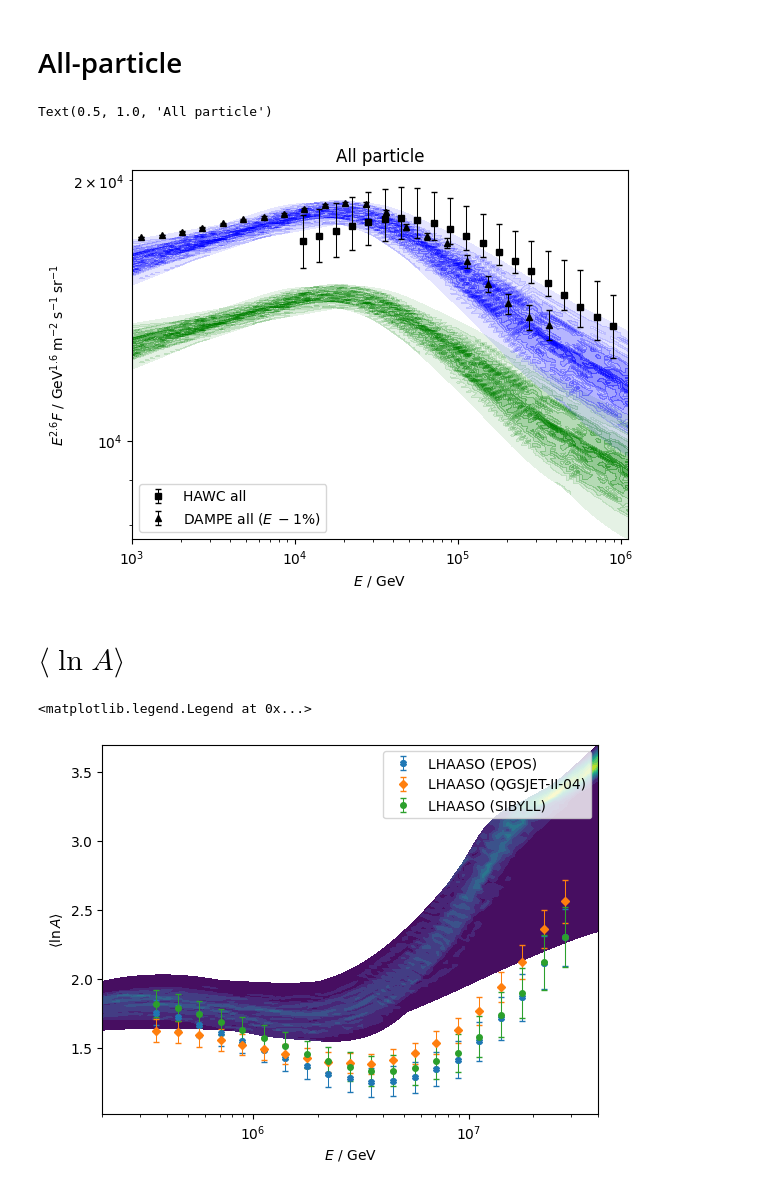
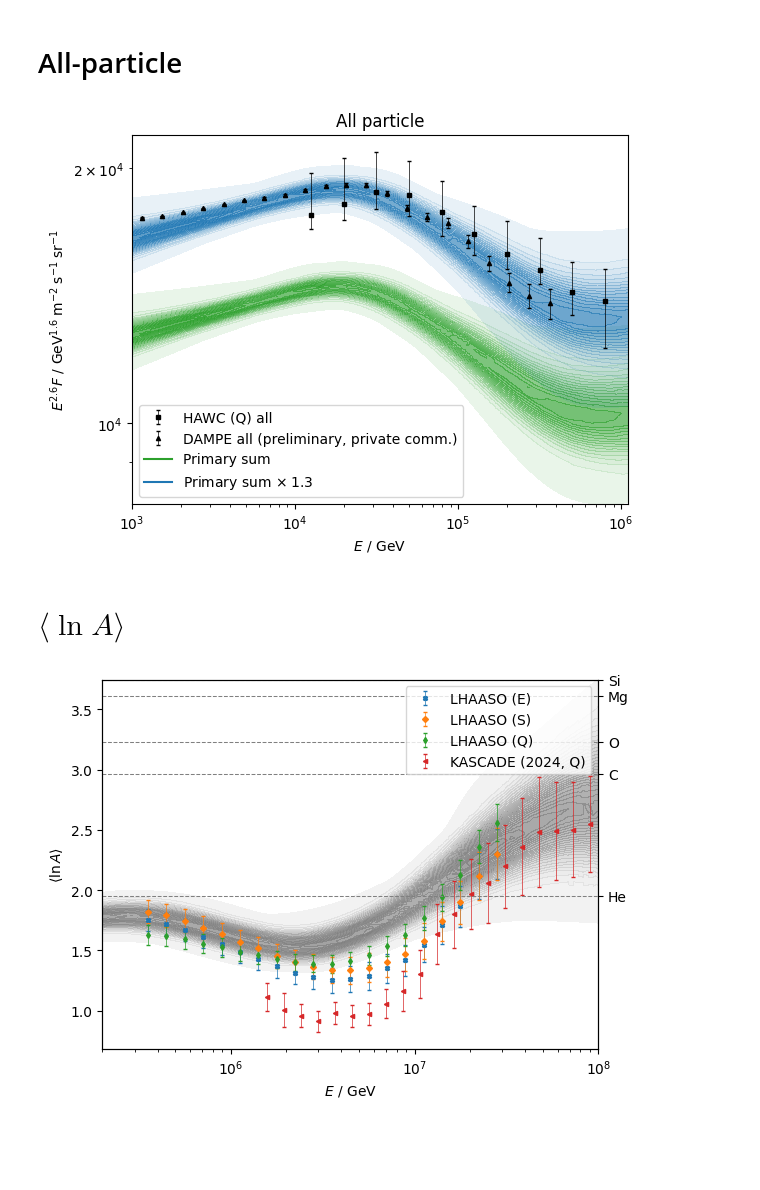
Before and after one commit to nj-vs-vh/EVA, a Jupyter notebook: observables.ipynb, the cells around one changed output. Cells and saved outputs as stored; diff of their text form; code cells hidden in the pictures; blank space fills up the shorter version.

```diff
--- a/observables.ipynb
+++ b/observables.ipynb
@@ -36,9 +51,9 @@ median_model.plot_spectra(
 # %% [markdown]
 # p / He ratio
 # %%
-R_BOUNDS = (7e2, 1e6)
+R_BOUNDS = (5e2, 1e6)
 # %%
-nucleon = Experiment("NUCLEON")
+nucleon = Experiment("NUCLEON", filename_stem="NUCLEON")
 exps = [experiments.ams02, experiments.calet, nucleon]
 # exps = [experiments.ams02, experiments.calet]
 p_He_ratio_data: list[GenericExperimentData] = []
@@ -163,7 +186,7 @@ fig, ax = plt.subplots()
 scale = 2.6
 
 for d in light_group_data:
-    f = median_model.energy_shifts.f(d.experiment)
+    f = best_fit_model.energy_shifts.f(d.experiment)
     d.with_shifted_energy_scale(f).plot(scale=scale, ax=ax)
     # d.plot(scale=scale, ax=ax)
 
@@ -177,10 +200,13 @@ plot_posterior_contours(
     ),
     theta_sample=theta_sample,
     model_config=fc.model,
-    tricontourf_kwargs=tricontourf_kwargs_transparent_colors(color="gray"),
+    tricontourf_kwargs=tricontourf_kwargs_transparent_colors(
+        color="tab:green", levels=20, alpha_max=0.8
+    ),
 )
 label_energy_flux(ax, scale=scale)
 ax.set_xscale("log")
 ax.set_yscale("log")
 ax.legend()
+fig.savefig(EXPORT_DIR / "light.pdf")
 # %% [output]
@@ -190,18 +215,20 @@ ax.legend()
 # All-particle
 # %%
 from cr_knee_fit.plotting import tricontourf_kwargs_transparent_colors
+from cr_knee_fit.utils import LegendItem, legend_artist_line, legend_with_added_items
 
 fig, ax = plt.subplots()
 scale = 2.6
 
 for exp, max_energy in ((experiments.hawc, None), (experiments.dampe, 6e5)):
     d = CRSpectrumData.load_all_particle(exp, max_energy=max_energy)
-    f = median_model.energy_shifts.f(exp)
+    f = best_fit_model.energy_shifts.f(exp)
     d.with_shifted_energy_scale(f).plot(scale, ax=ax)
 
+legend_items: list[LegendItem] = []
 for factor, label, color in (
-    (1.0, "Primary sum", "green"),
-    (1.25, "Primary sum $\\times 1.25$", "blue"),
+    (1.0, "Primary sum", "tab:green"),
+    (1.3, "Primary sum $\\times \\; 1.3$", "tab:blue"),
 ):
     levels = 5
     plot_posterior_contours(
@@ -214,56 +241,69 @@ for factor, label, color in (
         ),
         theta_sample=theta_sample,
         model_config=fc.model,
-        tricontourf_kwargs=tricontourf_kwargs_transparent_colors(color=color, levels=12),
+        tricontourf_kwargs=tricontourf_kwargs_transparent_colors(color=color, levels=20),
     )
+    legend_items.append((legend_artist_line(color=color), label))
+
 label_energy_flux(ax, scale=scale)
 ax.set_xscale("log")
 ax.set_yscale("log")
-ax.legend()
+legend_with_added_items(ax, legend_items)
+
 ax.set_title("All particle")
+
+fig.savefig(EXPORT_DIR / "allparticle-with-dampe.pdf")
+plt.show()
 # %% [output]
-Text(0.5, 1.0, 'All particle')
-[figure, old version]
+[figure, new version]
 # %% [markdown]
 # $\langle \ln A \rangle$
 # %%
+from cr_knee_fit.utils import add_elements_lnA_secondary_axis
+
 fig, ax = plt.subplots()
 
 lnA_exps = (
     experiments.lhaaso_epos,
     experiments.lhaaso_sibyll,
     experiments.lhaaso_qgsjet,
+    experiments.kascade_re_qgsjet,
 )
 for exp in lnA_exps:
     path = f"data/output/{exp.filename_prefix}_lnA_energy.txt"
 
     cols = (0, 1, 2, 3, 4, 5)
     E, value, err_sta_lo, err_sta_up, err_sys_lo, err_sys_up = np.loadtxt(
         path, usecols=cols, unpack=True
     )
     mask = np.ones_like(E, dtype=bool)
     GenericExperimentData(
         x=E[mask],
         y=value[mask],
         y_errhi=np.sqrt(err_sta_up[mask] ** 2 + err_sys_up[mask] ** 2),
         y_errlo=np.sqrt(err_sta_lo[mask] ** 2 + err_sys_lo[mask] ** 2),
         experiment=exp,
     ).plot(scale=0, ax=ax, add_label=True)
 
 
 plot_posterior_contours(
     ax,
     scale=0,
-    bounds=(2e5, 4e7),
+    bounds=(2e5, 1e8),
     observable=lambda model, E: model.compute_lnA(E),
     theta_sample=theta_sample,
     model_config=fc.model,
-    tricontourf_kwargs={"levels": 15},
+    tricontourf_kwargs=tricontourf_kwargs_transparent_colors(color="gray", levels=30),
 )
 label_energy_flux(ax, scale=0)
 ax.set_ylabel("$ \\langle \\ln A \\rangle $")
 ax.set_xscale("log")
-ax.legend()
+ax_els = add_elements_lnA_secondary_axis(ax)
+# see https://github.com/matplotlib/matplotlib/issues/3706#issuecomment-817268918
+legend = ax.legend()
+legend.remove()
+ax_els.add_artist(legend)
+fig.savefig(EXPORT_DIR / "lnA.pdf")
+plt.show()
 # %% [output]
-<matplotlib.legend.Legend at 0x...>
-[figure, old version]
+[figure, new version]
```
Also changed, not shown: parts of 7 cells of this notebook, 8 other files.
